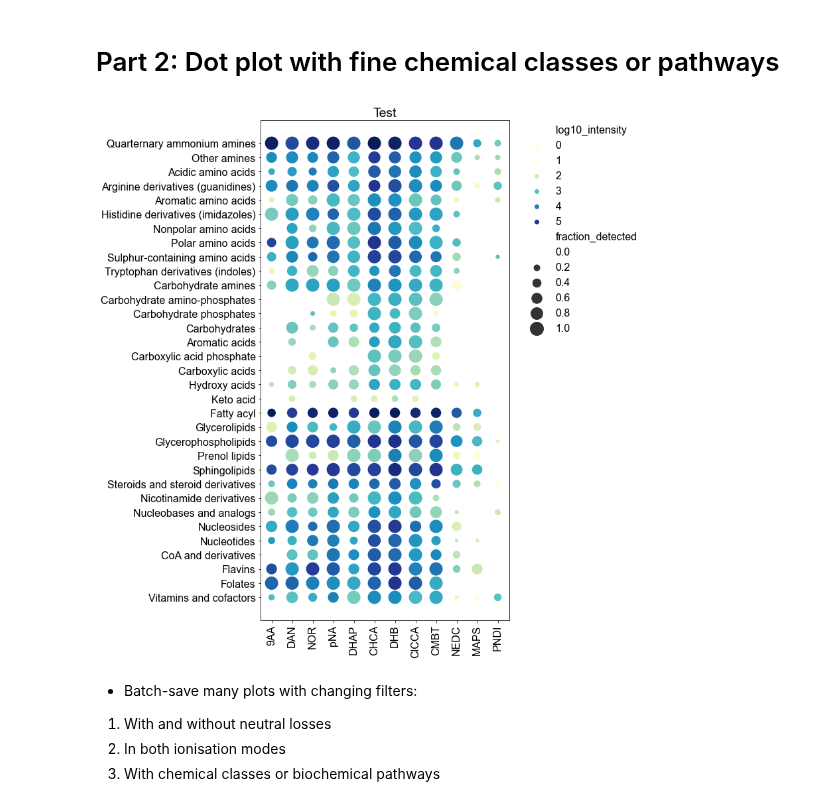
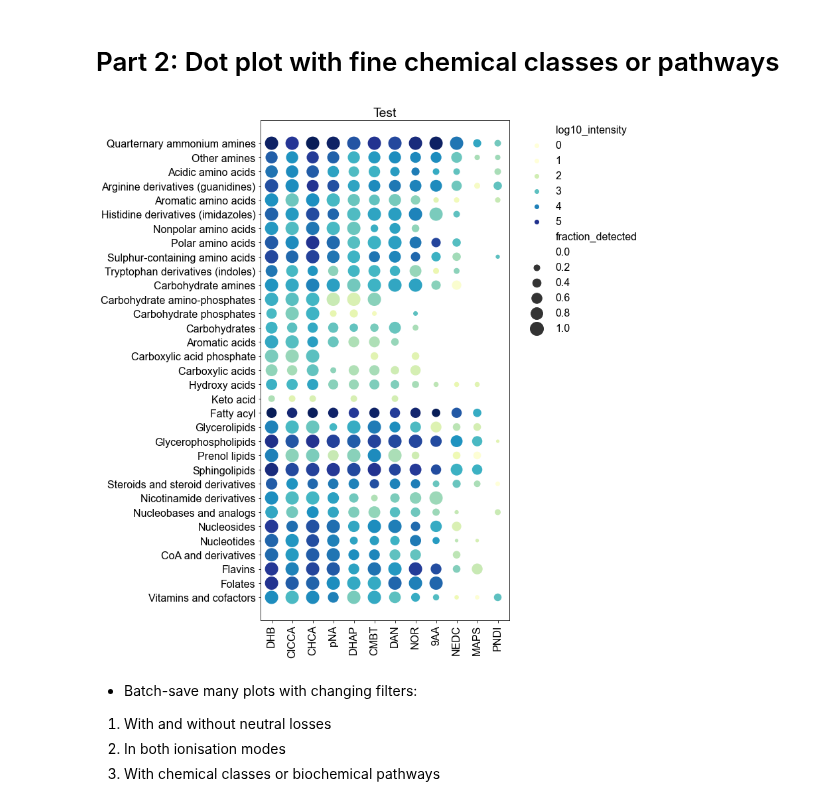
Before and after one commit to saharuka/metabolite_detectability, a Jupyter notebook: spotting/analysis/20_matrices/6_plots/q2a_compounds_v_matrices_dotplot_v4.ipynb, the cells around one changed output. Saved outputs shown, nothing was run; the diff lists cells and outputs as text; code cells hidden in the pictures.

Commit message:
Update axes order in dot plots to match matrix bar plots
Former-commit-id: 59e95d3c70f4d46754a87043f5b8a77e2872c72f

```diff
--- a/spotting/analysis/20_matrices/6_plots/q2a_compounds_v_matrices_dotplot_v4.ipynb
+++ b/spotting/analysis/20_matrices/6_plots/q2a_compounds_v_matrices_dotplot_v4.ipynb
@@ -319,40 +320,40 @@ class_data['log10_intensity'] = class_data.effective_intensity.apply(lambda x: n
 plot_data = zero_fill_data(class_data, chem_subclass, 'fine_class')
 # %%
 # Set the order for axes
-# OX_order = ['DHB', 'CHCA', 'ClCCA', 'pNA', 'DHAP', 'CMBT', 'DAN', 'NOR', '9AA', 'NEDC', 'MAPS', 'PNDI'] #pos
-OX_order = ['9AA', 'DAN', 'NOR', 'pNA', 'DHAP', 'CHCA', 'DHB', 'ClCCA', 'CMBT', 'NEDC', 'MAPS', 'PNDI'] #neg
+OX_order = ['DHB', 'ClCCA', 'CHCA', 'pNA', 'DHAP', 'CMBT', 'DAN', 'NOR', '9AA', 'NEDC', 'MAPS', 'PNDI'] #pos
+# OX_order = ['9AA', 'NOR', 'DAN', 'pNA', 'DHAP', 'CHCA', 'DHB', 'ClCCA', 'CMBT', 'NEDC', 'MAPS', 'PNDI'] #neg
 
 # OY_order = chem_subclass.sort_values(by=['coarse_class', 'fine_class']).fine_class.unique()
 OY_order = ['Quarternary ammonium amines', 'Other amines',
        'Acidic amino acids', 'Arginine derivatives (guanidines)',
        'Aromatic amino acids', 'Histidine derivatives (imidazoles)',
        'Nonpolar amino acids', 'Polar amino acids',
        'Sulphur-containing amino acids',
        'Tryptophan derivatives (indoles)', 'Carbohydrate amines',
        'Carbohydrate amino-phosphates', 'Carbohydrate phosphates',
        'Carbohydrates', 'Aromatic acids', 'Carboxylic acid phosphate',
        'Carboxylic acids', 'Hydroxy acids', 'Keto acid', 'Fatty acyl',
        'Glycerolipids', 'Glycerophospholipids', 'Prenol lipids',
        'Sphingolipids', 'Steroids and steroid derivatives',
        'Nicotinamide derivatives', 'Nucleobases and analogs',
        'Nucleosides', 'Nucleotides', 'CoA and derivatives', 'Flavins',
        'Folates', 'Vitamins and cofactors']
 
 
 plot_data['Matrix short'] = pd.Categorical(plot_data['Matrix short'], OX_order)
 plot_data['fine_class'] = pd.Categorical(plot_data['fine_class'], OY_order)
 
 
 plot = plot_dot_plot(plot_data,
                     cmap,
                     class_col_name='fine_class',
                     intensity_col_name = 'log10_intensity',
                     title = 'Test',
                     figsize=(12,12))
 
 # plot.figure.savefig(p_out / f"test.pdf")
 # %% [output]
-[figure, old version]
+[figure, new version]
 # %% [markdown]
 - Batch-save many plots with changing filters:
 
```
Also changed, not shown: parts of 3 cells of this notebook, 48 other files.
